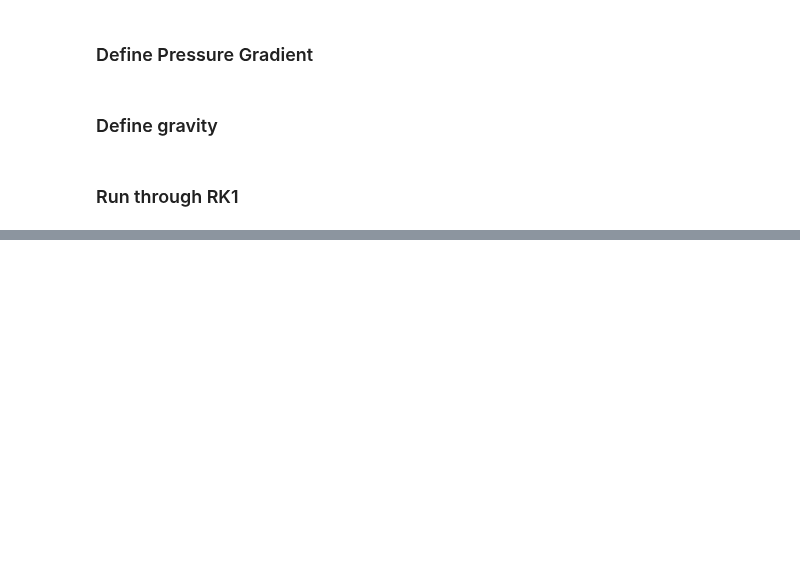
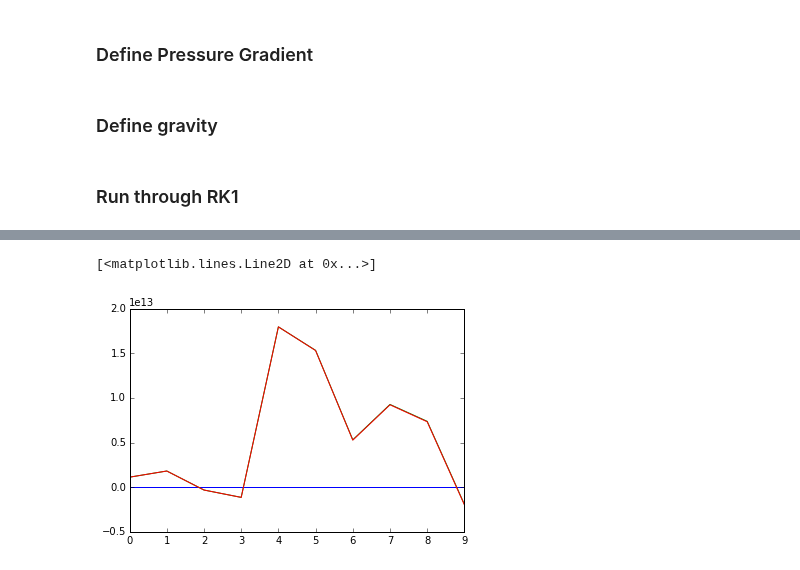
Before and after one commit to saichikine/Jupiter_SPH, a Jupyter notebook: main2.ipynb, the cells around one changed output, grey strips where cells are left out. Cells and saved outputs as stored; diff of their text form; code cells hidden in the pictures; blank space fills up the shorter version.

```diff
--- a/main2.ipynb
+++ b/main2.ipynb
@@ -379,0 +367,7 @@ update_plot()
+# %%
+plt.plot(range(stepN), forceHistory[:,0])
+plt.plot(range(stepN), forceHistory[:,1])
+plt.plot(range(stepN), forceHistory[:,2])
+# %% [output]
+[<matplotlib.lines.Line2D at 0x...>]
+[figure, added]
```
Also changed, not shown: parts of 11 cells of this notebook.
